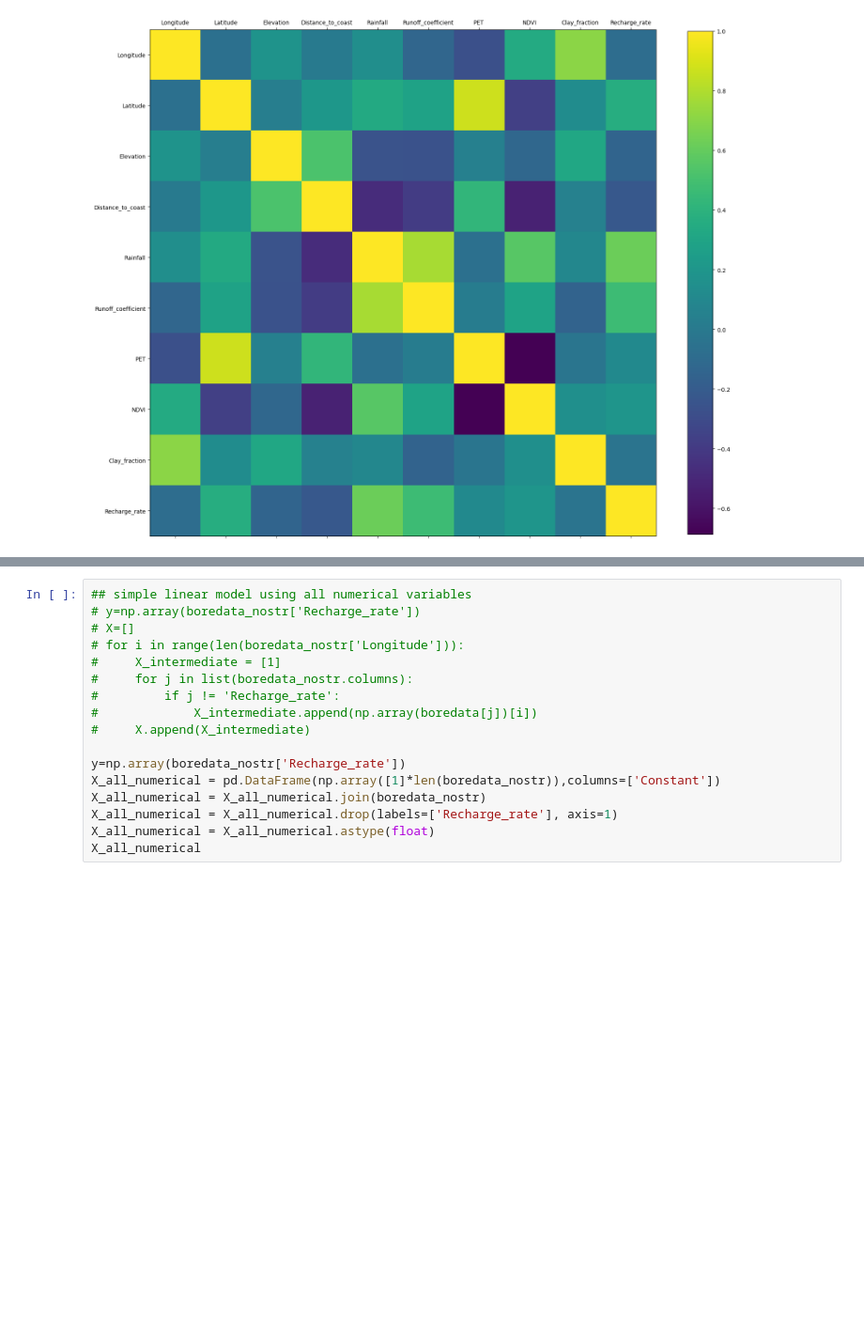
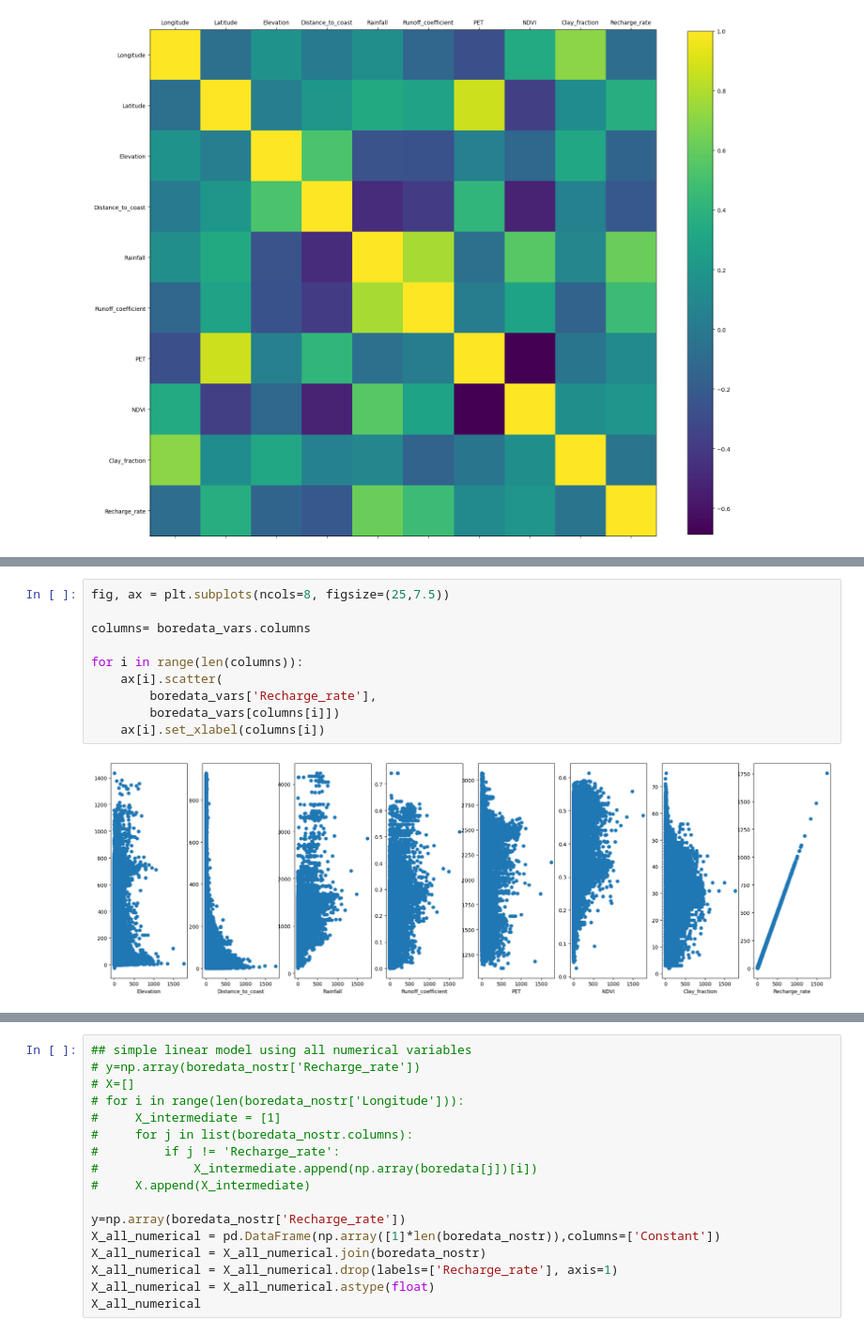
Before and after one commit to Matei-Stoica-Uni/Capstone-Case-Study---Australia, a Jupyter notebook: AUS_gw_recharge_capstonecasestudy.ipynb, the cells around one changed output, grey strips where cells are left out. Shown at 94% size. Cells and saved outputs as stored; diff of their text form; blank space fills up the shorter version.

```diff
--- a/AUS_gw_recharge_capstonecasestudy.ipynb
+++ b/AUS_gw_recharge_capstonecasestudy.ipynb
@@ -262,0 +276,12 @@ ax.set_yticklabels(boredata_nostr.columns)
+# %%
+fig, ax = plt.subplots(ncols=8, figsize=(25,7.5))
+
+columns= boredata_vars.columns
+
+for i in range(len(columns)):
+    ax[i].scatter(
+        boredata_vars['Recharge_rate'],
+        boredata_vars[columns[i]])
+    ax[i].set_xlabel(columns[i])
+# %% [output]
+[figure, added]
```
Also changed, not shown: parts of 9 cells of this notebook.
